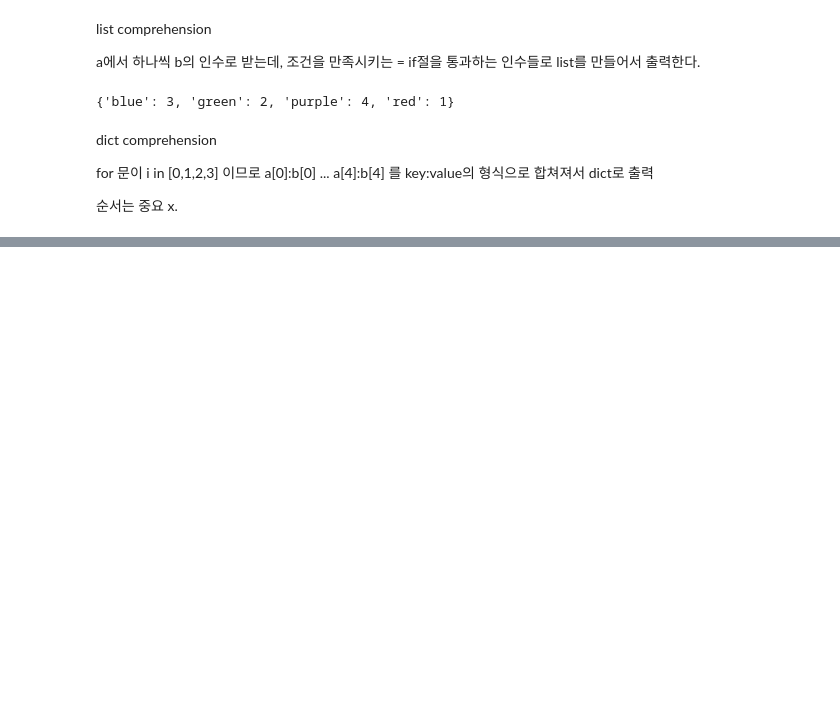
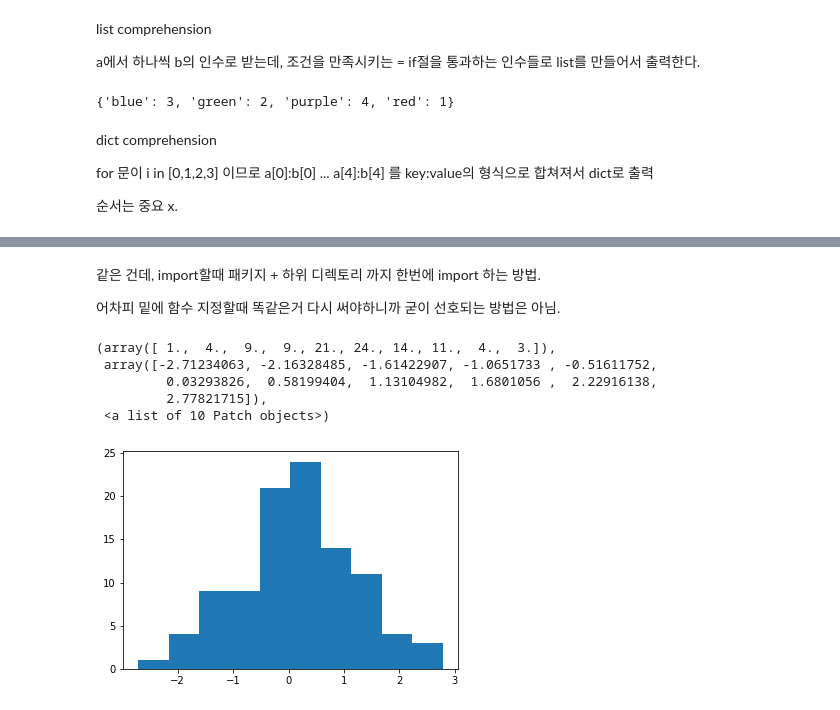
Before and after one commit to JHPark767/Class2022Spring, a Jupyter notebook: 20220316.ipynb, the cells around one changed output, grey strips where cells are left out. Drawn from its saved outputs; the diff is of its cells as text; code cells hidden in the pictures; blank space fills up the shorter version.

```diff
--- a/20220316.ipynb
+++ b/20220316.ipynb
@@ -449,0 +515,14 @@ for 문이 i in [0,1,2,3] 이므로 a[0]:b[0] ... a[4]:b[4] 를 key:value의 형
+# %% [markdown]
+같은 건데, import할때 패키지 + 하위 디렉토리 까지 한번에 import 하는 방법.
+
+어차피 밑에 함수 지정할때 똑같은거 다시 써야하니까 굳이 선호되는 방법은 아님.
+# %%
+import matplotlib.pyplot as plt
+plt.hist(n)
+# %% [output]
+(array([ 1.,  4.,  9.,  9., 21., 24., 14., 11.,  4.,  3.]),
+ array([-2.71234063, -2.16328485, -1.61422907, -1.0651733 , -0.51611752,
+         0.03293826,  0.58199404,  1.13104982,  1.6801056 ,  2.22916138,
+         2.77821715]),
+ <a list of 10 Patch objects>)
+[figure, added]
```
Also changed, not shown: parts of 16 cells of this notebook.
